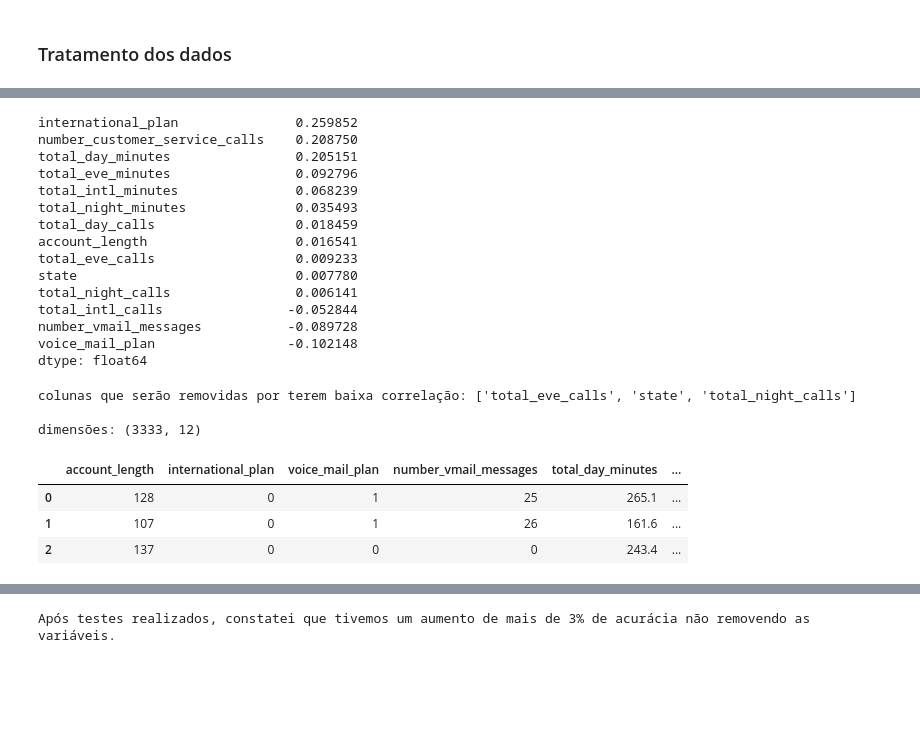
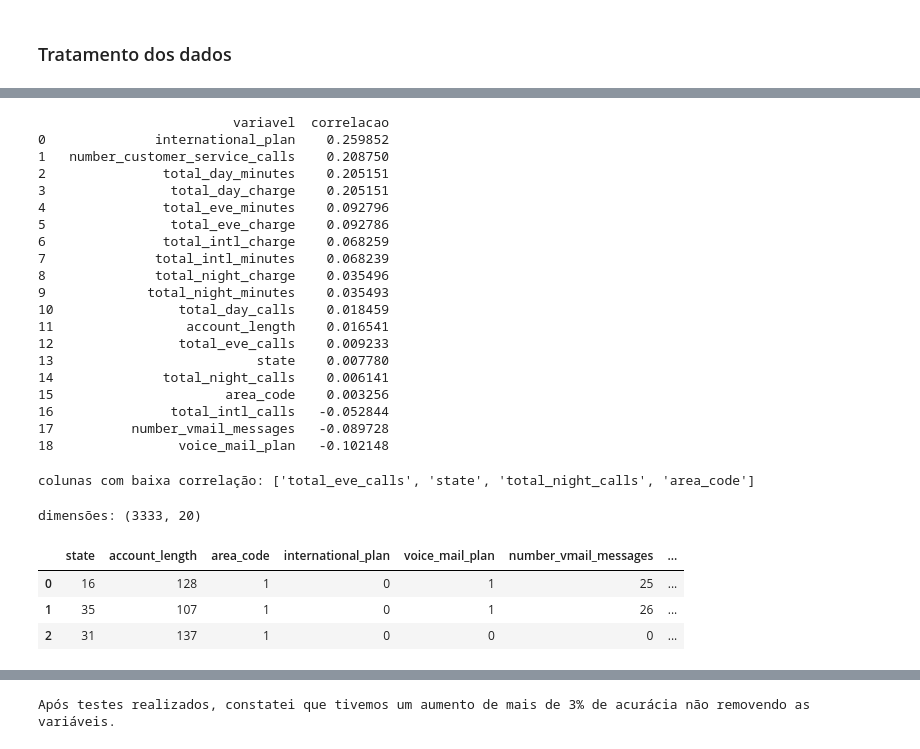
Before and after one commit to jrsilva051/prevendoCustomerChurnOperadorasTelecom, a Jupyter notebook: projetoCustomerChurn.ipynb, the cells around one changed output, grey strips where cells are left out. Cells and saved outputs as stored; diff of their text form; code cells hidden in the pictures; blank space fills up the shorter version.

```diff
--- a/projetoCustomerChurn.ipynb
+++ b/projetoCustomerChurn.ipynb
@@ -76,12 +98,10 @@ df_treino.head(5)
 | 4 | 5 | OK | 75 | area_code_415 | yes | no | ... |
 5 rows × 21 columns
 # %%
-# Analisando variáveis preditoras
-
 # Selecionando coluna de indice
 colunas_deletar = ['Unnamed: 0']
 
 # Selecionando colunas com valores semelhantes
-colunas_deletar = colunas_deletar + ['area_code', 'total_day_charge', 'total_eve_charge', 'total_night_charge', 'total_intl_charge']
+#colunas_deletar = colunas_deletar + ['area_code']
 print('colunas que serão removidas:', colunas_deletar)
 # %% [output]
@@ -130,6 +188,6 @@ plt.show()
 ### Tratamento dos dados
 # %%
 # Selecionando variáveis categóricas
-colunas_label_encoding = df_modificado.select_dtypes(include='object')
+variaveis_categoricas = df_modificado.select_dtypes(include='object')
 # %%
 # Analisando valores únicos das variáveis categóricas
@@ -147,5 +206,5 @@ colunas modificadas: ['state', 'international_plan', 'voice_mail_plan', 'churn']
 # %%
 # Aplicando label-encoding nas variáveis categóricas
-df_modificado = aplica_label_encoding(df_modificado, colunas_label_encoding.columns)
+df_modificado = aplica_label_encoding(df_modificado, variaveis_categoricas.columns)
 df_modificado.head(5)
 # %% [output]
@@ -160,42 +219,53 @@ df_modificado.head(5)
 
 # Separando as variáveis preditoras e alvo
 variavel_alvo = df_modificado['churn']
-df_sem_alvo = df_modificado.drop('churn', axis=1)
+variaveis_preditoras = df_modificado.drop('churn', axis=1)
 
 # Criando a matriz de correlação
-matriz_correlacao_alvo = df_sem_alvo.corrwith(variavel_alvo)
-matriz_correlacao_alvo = matriz_correlacao_alvo.sort_values(ascending=False)
+matriz_correlacao_alvo = variaveis_preditoras.corrwith(variavel_alvo).sort_values(ascending=False)
+matriz_correlacao_alvo = pd.DataFrame({'variavel': matriz_correlacao_alvo.index, 'correlacao': matriz_correlacao_alvo.values})
 
 print(matriz_correlacao_alvo)
 # %% [output]
-international_plan               0.259852
-number_customer_service_calls    0.208750
-total_day_minutes                0.205151
-total_eve_minutes                0.092796
-total_intl_minutes               0.068239
-total_night_minutes              0.035493
-total_day_calls                  0.018459
-account_length                   0.016541
-total_eve_calls                  0.009233
-state                            0.007780
-total_night_calls                0.006141
-total_intl_calls                -0.052844
-number_vmail_messages           -0.089728
-voice_mail_plan                 -0.102148
-dtype: float64
+                         variavel  correlacao
+0              international_plan    0.259852
+1   number_customer_service_calls    0.208750
+2               total_day_minutes    0.205151
+3                total_day_charge    0.205151
+4               total_eve_minutes    0.092796
+5                total_eve_charge    0.092786
+6               total_intl_charge    0.068259
+7              total_intl_minutes    0.068239
+8              total_night_charge    0.035496
+9             total_night_minutes    0.035493
+10                total_day_calls    0.018459
+11                 account_length    0.016541
+12                total_eve_calls    0.009233
+13                          state    0.007780
+14              total_night_calls    0.006141
+15                      area_code    0.003256
+16               total_intl_calls   -0.052844
+17          number_vmail_messages   -0.089728
+18                voice_mail_plan   -0.102148
+# %%
+# Analisando correlação das variáveis
+
+# Temos 2 possibilidade de remoção, definindo uma quantidade ou os numeros iniciais de cada correlação
+#colunas_baixa_correlacao = matriz_correlacao_alvo.iloc[(matriz_correlacao_alvo['correlacao'] - 0).abs().argsort()[:4]]
+colunas_baixa_correlacao = list(matriz_correlacao_alvo[matriz_correlacao_alvo["correlacao"].astype(str).str.startswith("0.00")]['variavel'])
+print('colunas com baixa correlação:', colunas_baixa_correlacao)
+# %% [output]
+colunas com baixa correlação: ['total_eve_calls', 'state', 'total_night_calls', 'area_code']
 # %%
 # Removendo variáveis com baixo nível correlação
-colunas_baixa_correlacao = ['total_eve_calls', 'state', 'total_night_calls']
-print('colunas que serão removidas por terem baixa correlação:', colunas_baixa_correlacao)
-
-df = df_modificado.drop(colunas_baixa_correlacao, axis=1)
+# Não é necessário remover
+#df = df_modificado.drop(colunas_baixa_correlacao, axis=1)
+df = df_modificado
 print('\ndimensões:', df.shape)
 df.head(3)
 # %% [output]
-colunas que serão removidas por terem baixa correlação: ['total_eve_calls', 'state', 'total_night_calls']
-
-dimensões: (3333, 12)
+dimensões: (3333, 20)
-|  | account_length | international_plan | voice_mail_plan | number_vmail_messages | total_day_minutes | ... |
-| 0 | 128 | 0 | 1 | 25 | 265.1 | ... |
-| 1 | 107 | 0 | 1 | 26 | 161.6 | ... |
-| 2 | 137 | 0 | 0 | 0 | 243.4 | ... |
+|  | state | account_length | area_code | international_plan | voice_mail_plan | number_vmail_messages | ... |
+| 0 | 16 | 128 | 1 | 0 | 1 | 25 | ... |
+| 1 | 35 | 107 | 1 | 0 | 1 | 26 | ... |
+| 2 | 31 | 137 | 1 | 0 | 0 | 0 | ... |
```
Also changed, not shown: parts of 30 cells of this notebook.
